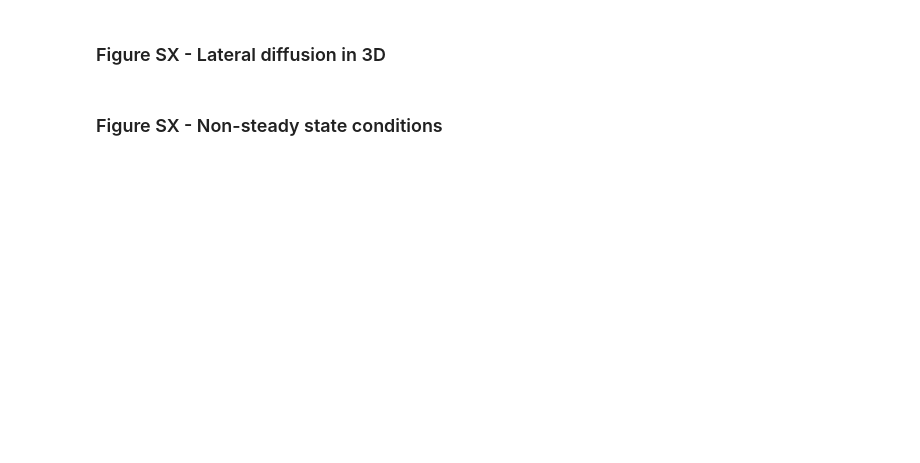
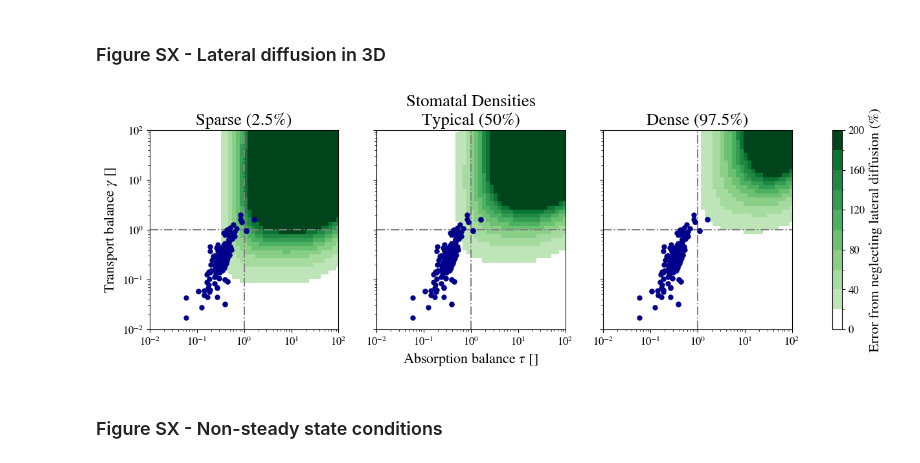
Before and after one commit to andreas-stillits/CarbonFixationModel1D, a Jupyter notebook: figures/scripts/supplementary.ipynb, the cells around one changed output. Cells and saved outputs as stored; diff of their text form; code cells hidden in the pictures; blank space fills up the shorter version.

```diff
--- a/figures/scripts/supplementary.ipynb
+++ b/figures/scripts/supplementary.ipynb
@@ -390,4 +453,35 @@ plt.show()
 # %% [markdown]
 ### Figure SX - Lateral diffusion in 3D
+# %%
+
+# load data
+dfKnauer = pd.read_csv(ROOT + "data/saved_data/Knauer2022_hypostomatous.csv", sep=';', decimal=',')
+
+
+error_sparse = 100*np.loadtxt(ROOT + "supplementary/files/lateral_scanning/fine_grained/high_3Dv1D_error.txt", delimiter=";").T
+error_typical = 100*np.loadtxt(ROOT + "supplementary/files/lateral_scanning/fine_grained/typical_3Dv1D_error.txt", delimiter=";").T
+error_dense  = 100*np.loadtxt(ROOT + "supplementary/files/lateral_scanning/fine_grained/low_3Dv1D_error.txt", delimiter=";").T
+
+errors = [error_sparse, error_typical, error_dense]
+titles = ["Sparse (2.5%)", "Stomatal Densities\nTypical (50%)", "Dense (97.5%)"]
+
+
+fig, axs = plt.subplots(1, 3, figsize=(16, 4), sharey=True)
+
+axs = axs.flatten()
+for ax, error, title in zip(axs, errors, titles):
+    im = plot_heat_map(ax, error, title, colorName="Greens", colorMax=200.0)
+    ax.scatter(df['tau'], df['gamma'], color="darkblue", marker="o", zorder=3, s=25)
+
+cbar = plt.colorbar(im, ax=axs, orientation="vertical")
+cbar.set_label(r"Error from neglecting lateral diffusion (%)")
+axs[0].set_ylabel(r"Transport balance $\gamma$ []")
+axs[1].set_xlabel(r"Absorption balance $\tau$ []")
+
+plt.savefig(ROOT + "figures/vectorgraphics/supplementary/figureS6.svg")
+plt.savefig(ROOT + "figures/vectorgraphics/supplementary/figureS6.png", dpi=300)
+plt.show()
+# %% [output]
+[figure, added]
 # %% [markdown]
 ### Figure SX - Non-steady state conditions
```
Also changed, not shown: parts of 3 cells of this notebook, 10 other files.
